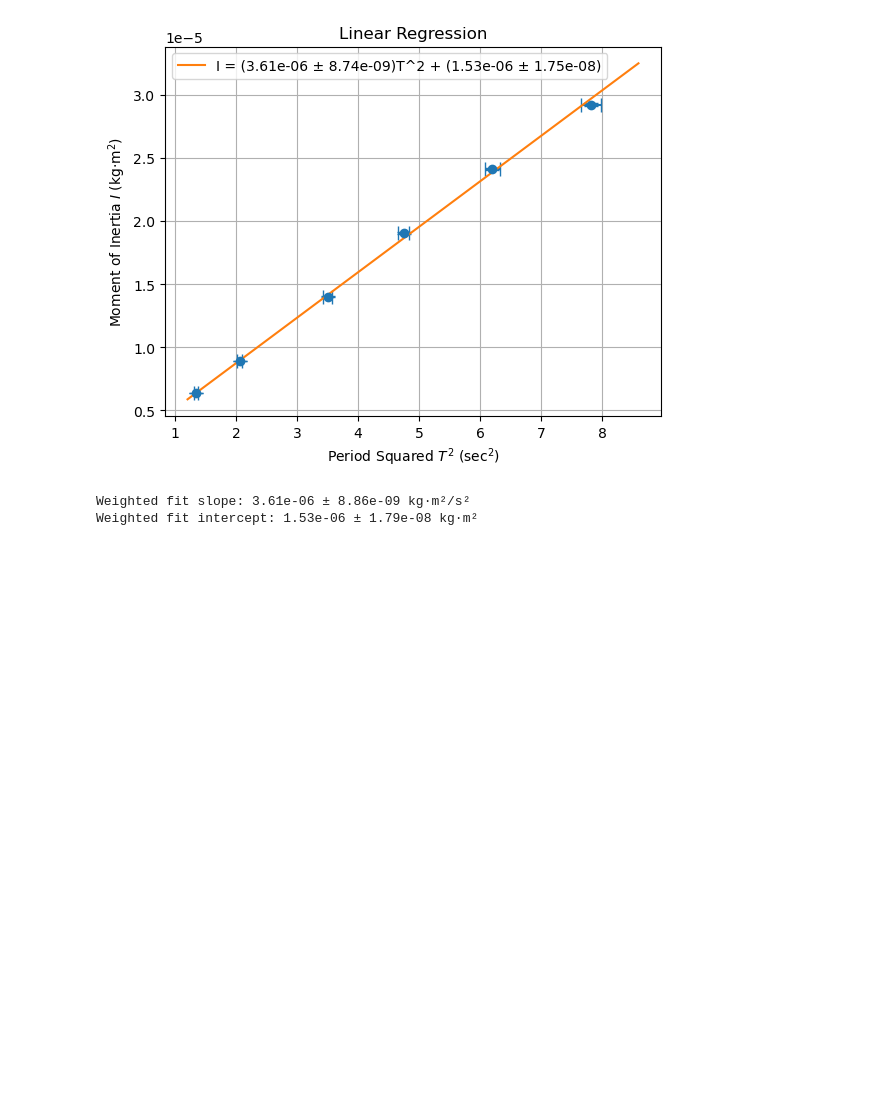
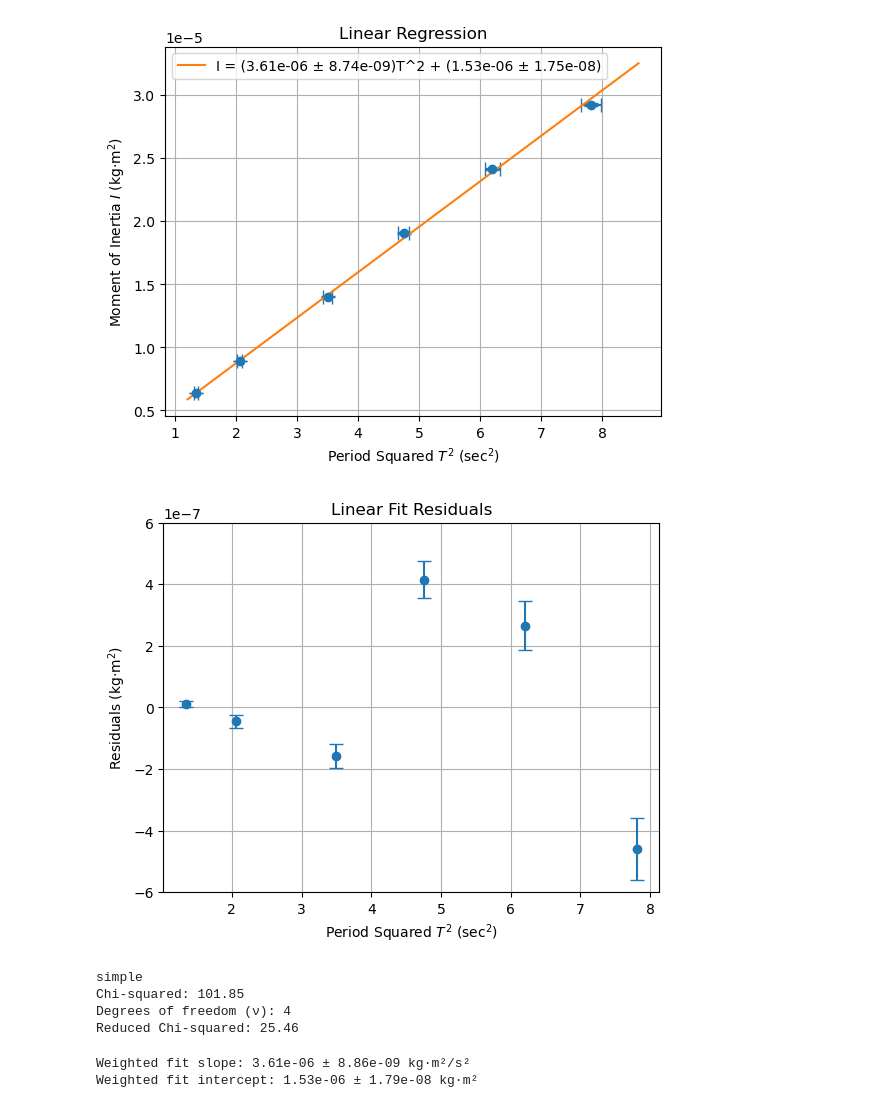
Before and after one commit to elixcabeth/physics-5bl, a Jupyter notebook: 5BL lab 06.ipynb, the cells around one changed output. Saved outputs shown, nothing was run; the diff lists cells and outputs as text; code cells hidden in the pictures; blank space fills up the shorter version.

```diff
--- a/5BL lab 06.ipynb
+++ b/5BL lab 06.ipynb
@@ -39,6 +39,36 @@ plt.show()
 Initial slope: 3.61e-06 ± 8.74e-09 kg·m²/s²
 Intercept: 1.53e-06 ± 1.75e-08 kg·m²
 [figure]
+# %%
+# residuals
+I_pred = linear(Tsquared, kappa0, c0)
+residuals = I - I_pred
+
+# plot
+plt.errorbar(Tsquared, residuals, yerr=alpha_I, fmt="o", capsize=5)
+plt.ylim(-6e-7, 6e-7)
+plt.xlabel("Period Squared $T^2$ (sec$^2$)")
+plt.ylabel("Residuals (kg·m$^2$)")
+plt.title("Linear Fit Residuals")
+plt.grid(True)
+plt.show()
+# %% [output]
+[figure, added]
+# %%
+# chi squared analysis
+chi2 = np.sum((residuals / alpha_I) ** 2)
+nu = len(I) - len(params)
+chi2_red = chi2 / nu
+
+print("simple")
+print(f"Chi-squared: {chi2:.2f}")
+print(f"Degrees of freedom (ν): {nu}")
+print(f"Reduced Chi-squared: {chi2_red:.2f}")
+# %% [output]
+simple
+Chi-squared: 101.85
+Degrees of freedom (ν): 4
+Reduced Chi-squared: 25.46
 # %%
 alpha_I0 = (kappa0 * alpha_Tsquared) / (4 * (np.pi ** 2))
 alpha_I_prime = np.sqrt((alpha_I ** 2) + (alpha_I0 ** 2))
```
Also changed, not shown: parts of 3 cells of this notebook.
